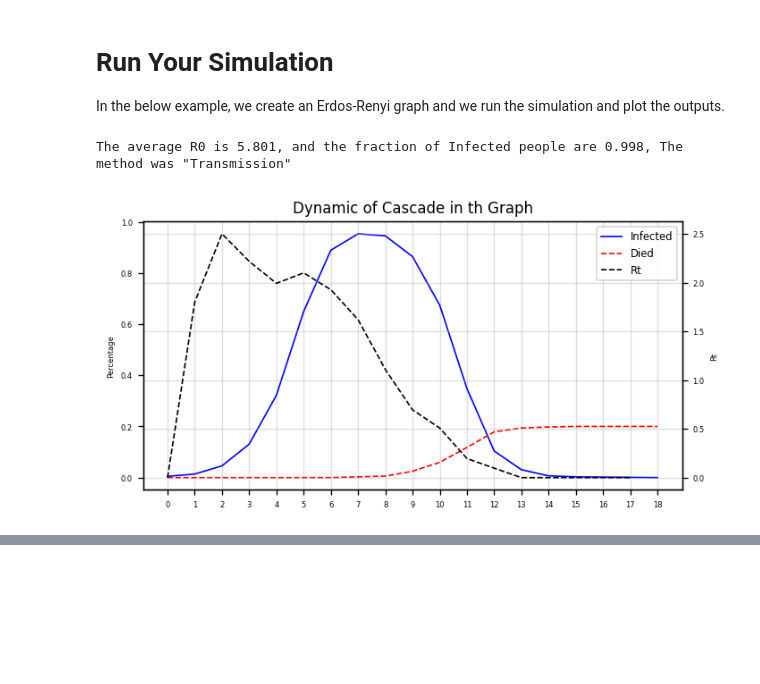
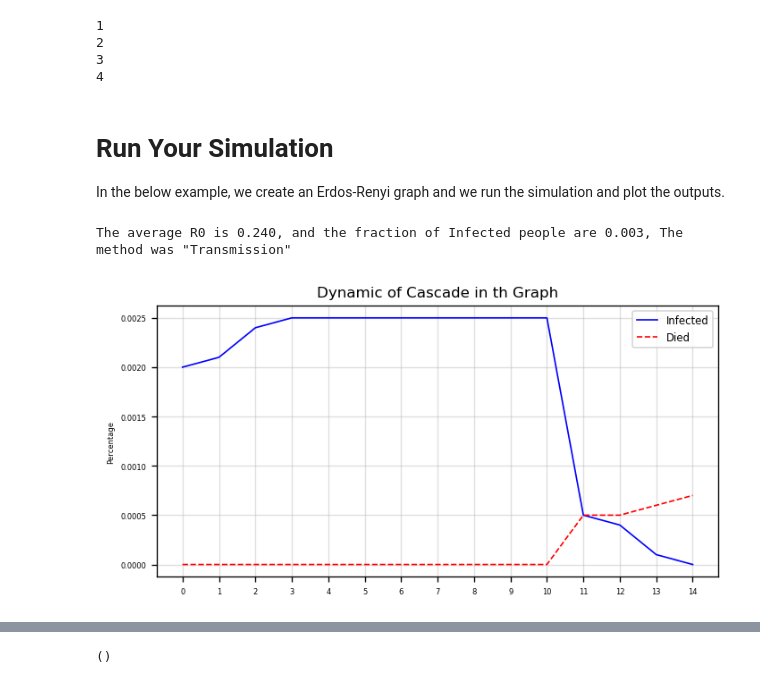
Before and after one commit to MahdiShahrabi/COVID19-Simulation, a Jupyter notebook: Time Dimension/Time_Simulation.ipynb, the cells around one changed output, grey strips where cells are left out. Drawn from its saved outputs; the diff is of its cells as text; code cells hidden in the pictures; blank space fills up the shorter version.

Commit message:
Updating function and move to .py file
1- Updating time simulation function to be used with Activity status.

2- Adding some function to .py files.

```diff
--- a/Time Dimension/Time_Simulation.ipynb
+++ b/Time Dimension/Time_Simulation.ipynb
@@ -22,2 +17,28 @@ def generateRandSeed(num,Graph):
+# %%
+G = nx.erdos_renyi_graph(10,3/10)
+edge_weight = dict(zip(G.edges(),[uniform(0.01,0.1) for x in range(len(G.edges()))]))
+nx.set_edge_attributes(G,edge_weight,'weight')
+node_weight = dict(zip(G.nodes(),[random.randrange(10,20) for x in range(len(G.nodes()))]))
+nx.set_node_attributes(G,node_weight,'test')
+
+
+Nodes_dict =  dict(G.nodes(data=True))
+Nodes_list = list(Nodes_dict)
+# %%
+def TimePolicy_generator(Graph,Maximum_Time=10000,group_num = 2,
+    method = {'random':{'name'}}):
+
+    # Size of Graph
+    lng = Graph.number_of_nodes()
+
+    # # Setting Node Attributes
+    # node_weight = dict(zip(Graph.nodes(),[random.randrange(10,20) for x in range(lng)]))
+    # nx.set_node_attributes(Graph,node_weight,'test')
+
+    Nodes_dict =  dict(Graph.nodes(data=True))
+    Nodes_list = list(Nodes_dict)
+
+    if method is 'random':
+        # Assigning groups
 # %%
 def Simulate_SIR_Time (Graph,Maximum_Time=100,Seasons=[50,100,150,200],P_seasons = [1,1,1,1],
@@ -333,3 +326,13 @@ def plot_simulation_output(Graphsize,data,module=['Infected','Rt','Died']):
+# %%
+a = set([1,2,3]).intersection(set([2,4,3,2]))
+b = {1:10,2:20,3:30,4:40}
+for x,y in b.items():
+    print(x)
+# %% [output]
+1
+2
+3
+4
 # %% [markdown]
 # **Run Your Simulation**
 
@@ -337,21 +340,22 @@ In the below example, we create an Erdos-Renyi graph and we run the simulation a
 # %%
 %%time
 # Example
-n = 1000
-d = 40
+n = 10000
+d = 20
 G = nx.erdos_renyi_graph(n,d/n)
 edge_weight = dict(zip(G.edges(),[uniform(0.01,0.1) for x in range(len(G.edges()))]))
 nx.set_edge_attributes(G,edge_weight,'weight')
 
 method = 'Transmission'
 out = Simulate_SIR_Time (deepcopy(G),Maximum_Time=10000,Seasons=[20,40,60,80],P_seasons = [1,1,1,1],
-                   Seeds = generateRandSeed(5,G), n_dr=5, q_die=0.2, n_s=2, q_s=0.3, how=method)
+                   Seeds = generateRandSeed(20,G), n_dr=10, q_die=0.2, n_s=2, q_s=0.3, how=method,
+                        time_policy={'mode':'stochastic','p':0.3,'group_num':2,'method':'random'})
 
 print('The average R0 is {:0.3f}, and the fraction of Infected people are {:0.3f}, The method was "{}"'.format(out[2],out[3],method))
 data = out[0]
 data['Rt'] = 0
 data['Rt'].iloc[1:] = out[4]
-plot_simulation_output(Graphsize=G.number_of_nodes(),data = data,module=['Infected','Died','Rt'])
+plot_simulation_output(Graphsize=G.number_of_nodes(),data = data,module=['Infected','Died'])
 # %% [output]
-The average R0 is 5.801, and the fraction of Infected people are 0.998, The method was "Transmission"
+The average R0 is 0.240, and the fraction of Infected people are 0.003, The method was "Transmission"
-[figure, old version]
+[figure, new version]
@@ -359,0 +363 @@ Wall time: 821 ms
+()
```
Also changed, not shown: parts of 7 cells of this notebook, 2 other files.
